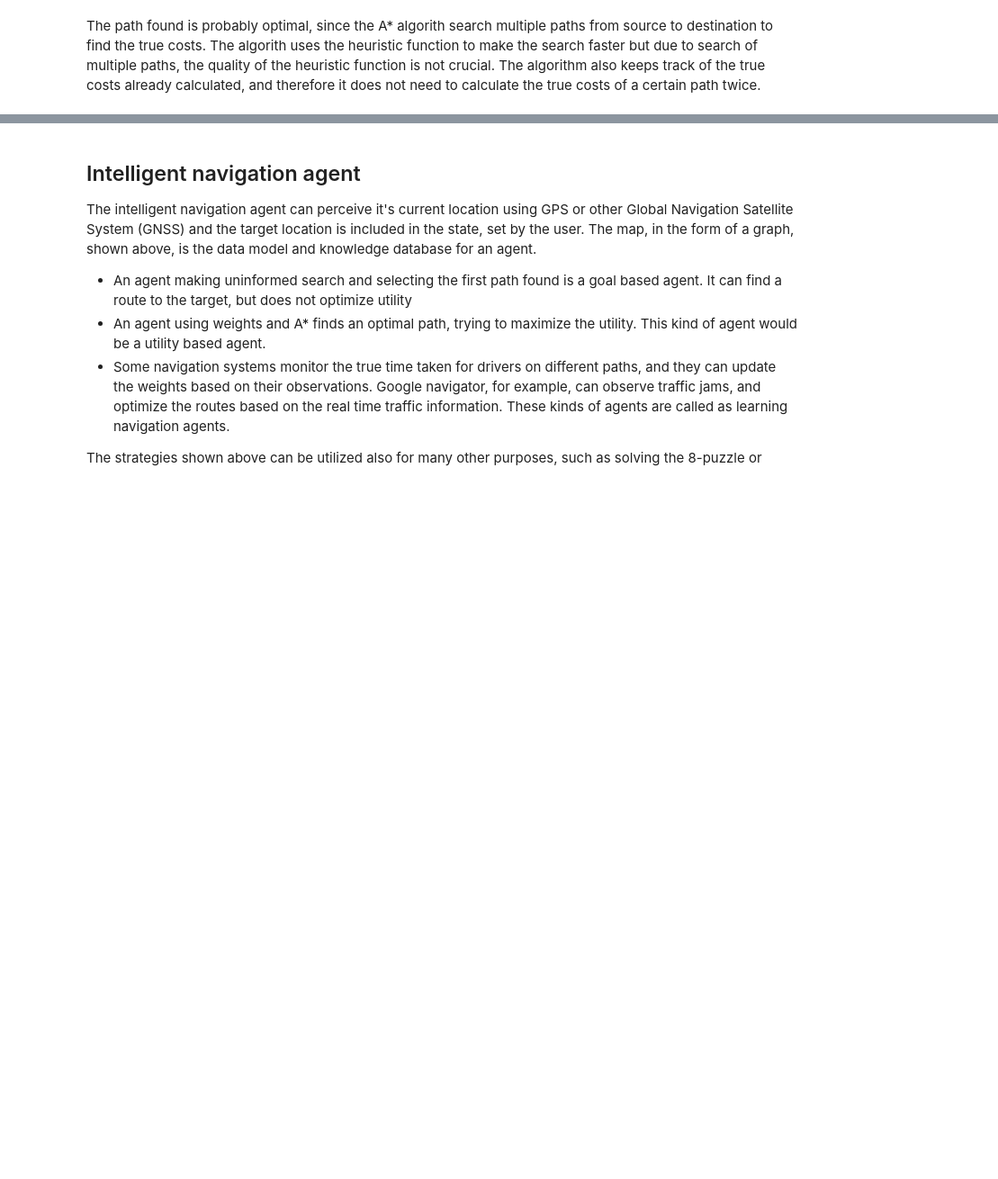
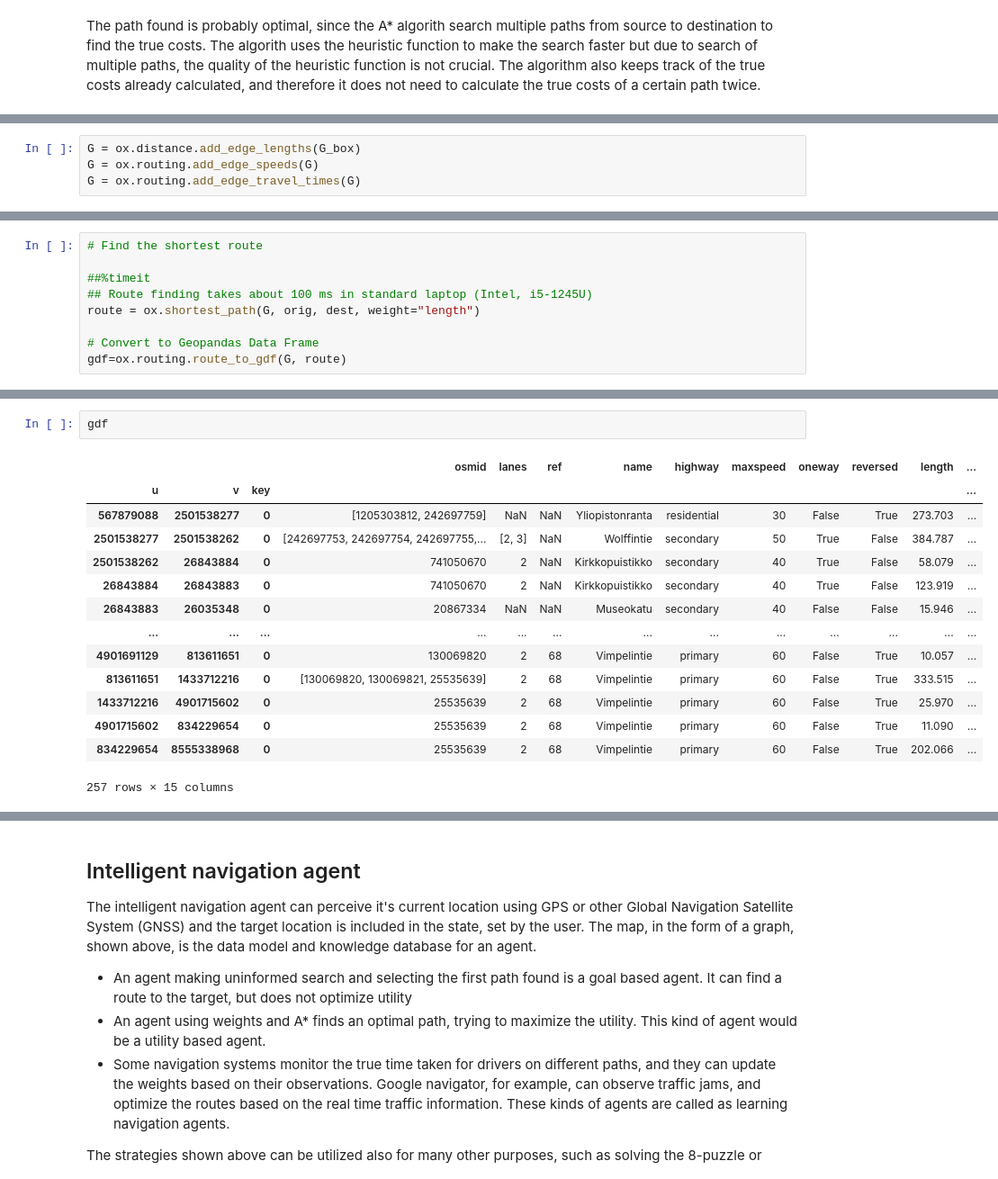
Before and after one commit to pevalisuo/AI, a Jupyter notebook: _sources/aitools.ipynb, the cells around one changed output, grey strips where cells are left out. Shown at 90% size. Cells and saved outputs as stored; diff of their text form; blank space fills up the shorter version.

```diff
--- a/_sources/aitools.ipynb
+++ b/_sources/aitools.ipynb
@@ -560,0 +627,4 @@ Shortest distance : 10 steps
+# %%
+G = ox.distance.add_edge_lengths(G_box)
+G = ox.routing.add_edge_speeds(G)
+G = ox.routing.add_edge_travel_times(G)
@@ -560,0 +643,9 @@ Shortest distance : 10 steps
+# %%
+# Find the shortest route
+
+##%timeit
+## Route finding takes about 100 ms in standard laptop (Intel, i5-1245U)
+route = ox.shortest_path(G, orig, dest, weight="length")
+
+# Convert to Geopandas Data Frame
+gdf=ox.routing.route_to_gdf(G, route)
@@ -560,0 +656,17 @@ Shortest distance : 10 steps
+# %%
+gdf
+# %% [output]
+|  |  |  | osmid | lanes | ref | name | highway | maxspeed | oneway | reversed | length | ... |
+| u | v | key |  |  |  |  |  |  |  |  |  | ... |
+| 567879088 | 2501538277 | 0 | [1205303812, 242697759] | NaN | NaN | Yliopistonranta | residential | 30 | False | True | 273.703 | ... |
+| 2501538277 | 2501538262 | 0 | [242697753, 242697754, 242697755,... | [2, 3] | NaN | Wolffintie | secondary | 50 | True | False | 384.787 | ... |
+| 2501538262 | 26843884 | 0 | 741050670 | 2 | NaN | Kirkkopuistikko | secondary | 40 | True | False | 58.079 | ... |
+| 26843884 | 26843883 | 0 | 741050670 | 2 | NaN | Kirkkopuistikko | secondary | 40 | True | False | 123.919 | ... |
+| 26843883 | 26035348 | 0 | 20867334 | NaN | NaN | Museokatu | secondary | 40 | False | False | 15.946 | ... |
+| ... | ... | ... | ... | ... | ... | ... | ... | ... | ... | ... | ... | ... |
+| 4901691129 | 813611651 | 0 | 130069820 | 2 | 68 | Vimpelintie | primary | 60 | False | True | 10.057 | ... |
+| 813611651 | 1433712216 | 0 | [130069820, 130069821, 25535639] | 2 | 68 | Vimpelintie | primary | 60 | False | True | 333.515 | ... |
+| 1433712216 | 4901715602 | 0 | 25535639 | 2 | 68 | Vimpelintie | primary | 60 | False | True | 25.970 | ... |
+| 4901715602 | 834229654 | 0 | 25535639 | 2 | 68 | Vimpelintie | primary | 60 | False | True | 11.090 | ... |
+| 834229654 | 8555338968 | 0 | 25535639 | 2 | 68 | Vimpelintie | primary | 60 | False | True | 202.066 | ... |
+257 rows × 15 columns
```
Also changed, not shown: parts of 49 cells of this notebook, 4 other files.
